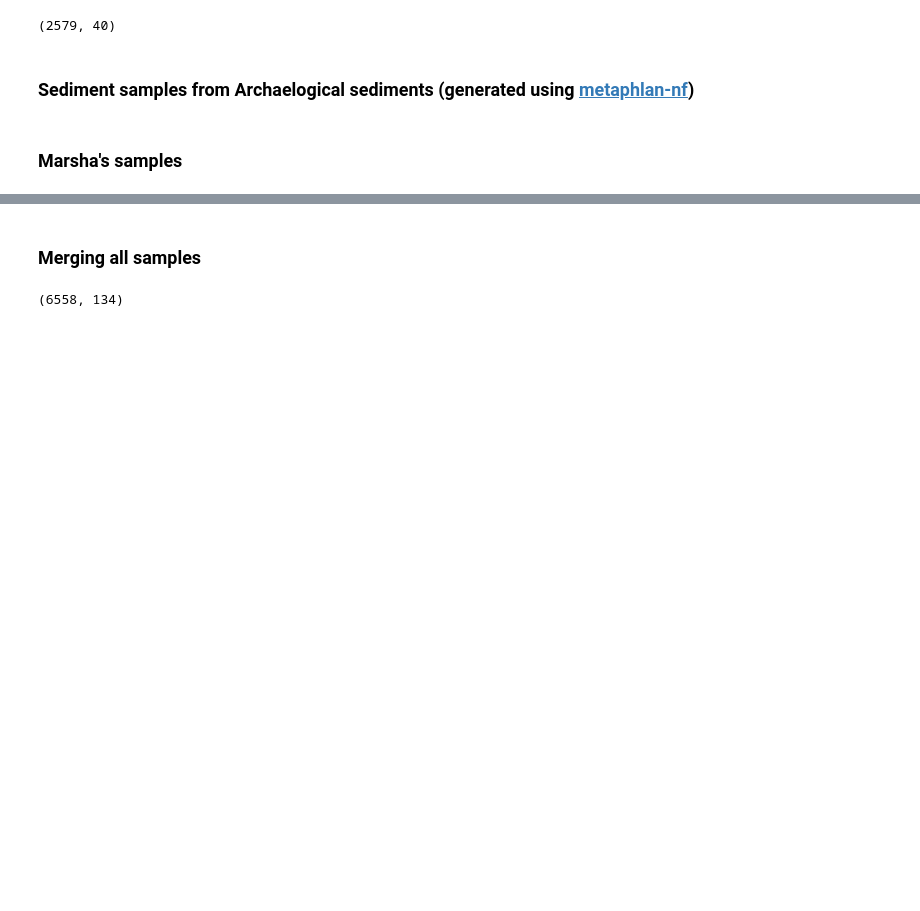
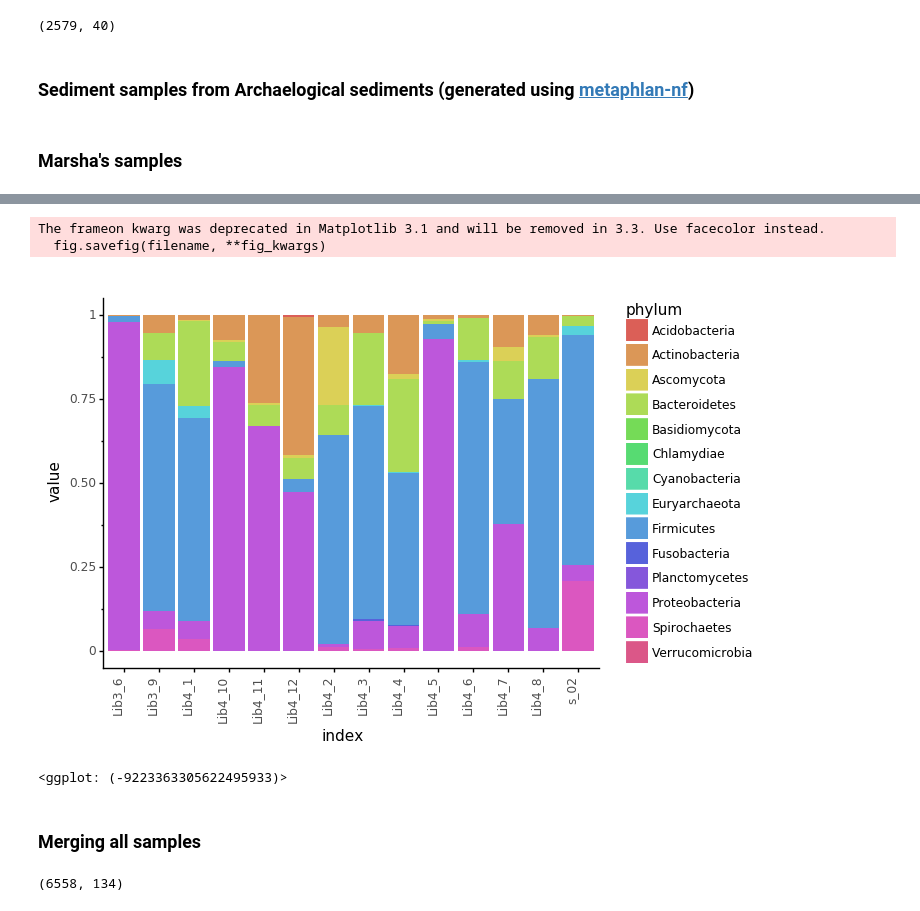
Before and after one commit to maxibor/wibowo_kostic_coprolite, a Jupyter notebook: create_st2_inputs.ipynb, the cells around one changed output, grey strips where cells are left out. Cells and saved outputs as stored; diff of their text form; code cells hidden in the pictures; blank space fills up the shorter version.

Commit message:
add phylum and refs

```diff
--- a/create_st2_inputs.ipynb
+++ b/create_st2_inputs.ipynb
@@ -54,0 +77,6 @@ for col in wib.columns:
+# %%
+phyl_count = wib_analysis.filter(axis=0,regex=".*(p__[a-zA-Z]+)$").T
+# %%
+phyl_count.columns = [i[-1] for i in list(phyl_count.columns.str.split("p__"))]
+# %%
+phyl_count_tall = phyl_count.reset_index().melt(id_vars='index', var_name='phylum')
@@ -55,3 +92,15 @@ for col in wib.columns:
+# %%
+g = ggplot(phyl_count_tall, aes(x='index', y='value', fill='phylum'))
+g += geom_bar(stat='identity', position='fill')
+g += theme_classic()
+g += theme(axis_text_x = element_text(angle = 90, hjust = 1))
+g.save("wib_phylums.png",dpi=300)
+g
+# %% [output]
+The frameon kwarg was deprecated in Matplotlib 3.1 and will be removed in 3.3. Use facecolor instead.
+  fig.savefig(filename, **fig_kwargs)
+[figure, added]
+<ggplot: (-9223363305622495933)>
 # %% [markdown]
 ### Merging all samples
 # %%
```
Also changed, not shown: parts of 11 cells of this notebook, 5 other files.
